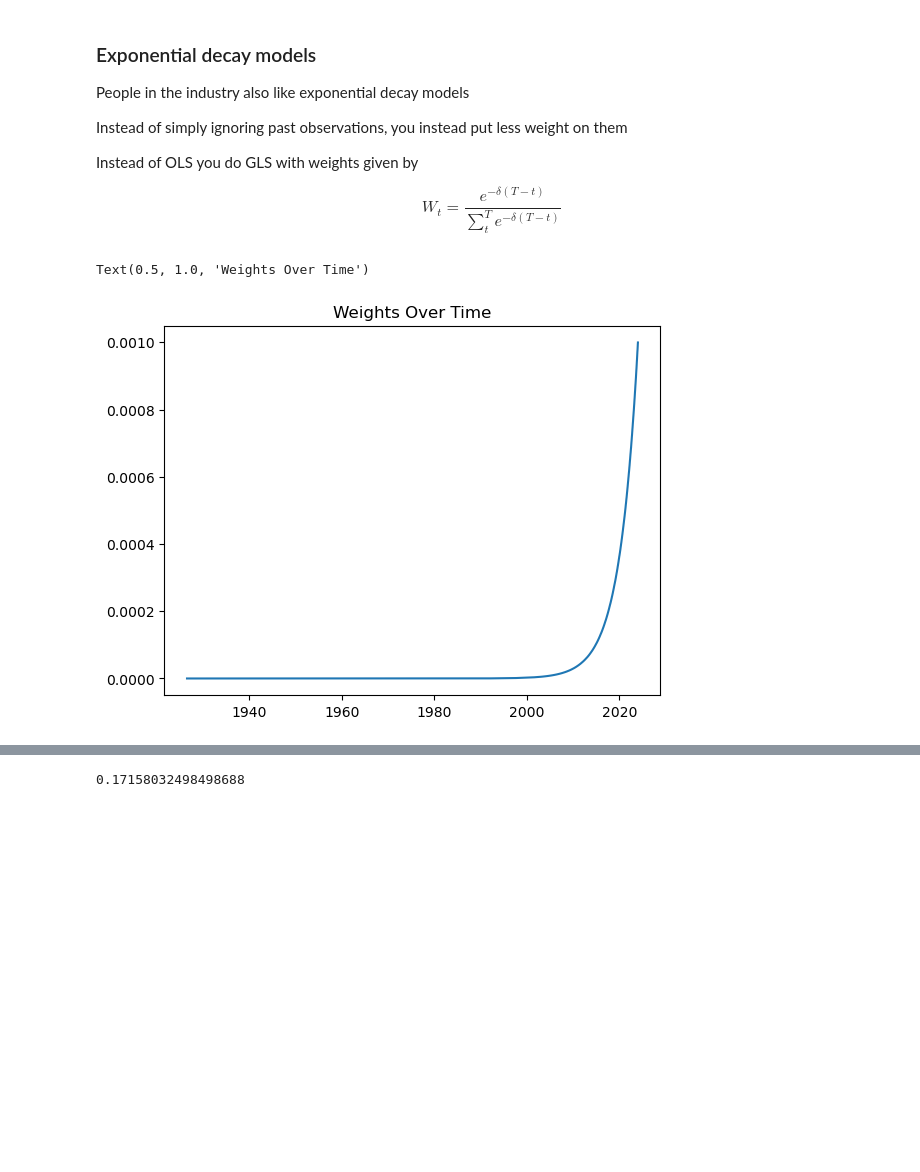
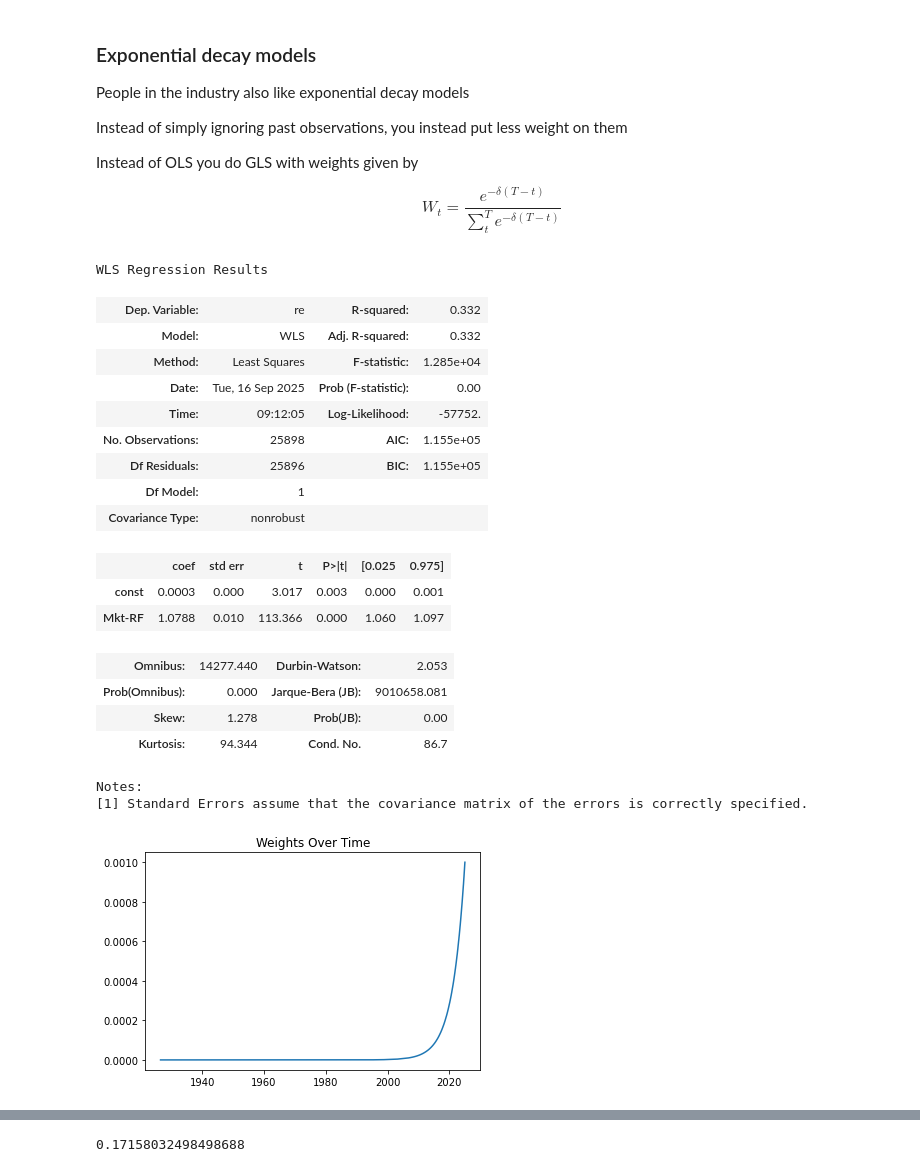
Before and after one commit to SnazzyBeatle115/UG54, a Jupyter notebook: chapters/Finance/FactorModelEstimation.ipynb, the cells around one changed output, grey strips where cells are left out. Saved outputs shown, nothing was run; the diff lists cells and outputs as text; code cells hidden in the pictures; blank space fills up the shorter version.

```diff
--- a/chapters/Finance/FactorModelEstimation.ipynb
+++ b/chapters/Finance/FactorModelEstimation.ipynb
@@ -390,10 +378,0 @@ Lets report the standard errors for each 2-year period
-# %%
-#here is the first time we use the an anonymous function (lambda)
-# A lambda function is an anonymous function defined using the `lambda` keyword.
-# It is used to create small, one-line functions without formally defining them using `def`.
-# In this case, the lambda function takes a DataFrame `x` as input and performs the following steps:
-# 1. Fits an OLS regression model using `x['re']` as the dependent variable and `x['Mkt-RF']` as the independent variable.
-# 2. Extracts the standard error of the coefficient for `Mkt-RF` from the fitted model.
-# The lambda function is applied to each group created by the `groupby` method.
-
-df.groupby((df.index.year // 2) * 2).apply(lambda x: sm.OLS(x['re'], sm.add_constant(x['Mkt-RF'])).fit().bse['Mkt-RF']).plot()
@@ -408,0 +385,8 @@ Might be useful to look at different sampling (30,5,2,1) to get intuition
+# %%
+df_m.groupby((df_m.index.year // 2) * 2).apply(lambda x: sm.OLS(x['re'], sm.add_constant(x['Mkt-RF'])).fit().bse['Mkt-RF']).plot()
+
+#How do the standard errors compare with the full sample one?
+
+# is that surprising? Explain what is going on
+
+# Might be useful to look at different sampling (30,5,2,1) to get intuition
@@ -409,11 +419,11 @@ Might be useful to look at different sampling (30,5,2,1) to get intuition
 # %%
 # lets plot the point estimates and the confidence intervals
 y=1 # # you can change this to 5, 10, etc. to change the size of the sample
-a=df.groupby((df.index.year // y) * y).apply(lambda x: sm.OLS(x['re'], sm.add_constant(x['Mkt-RF'])).fit().bse['Mkt-RF'])
-b=df.groupby((df.index.year // y) * y).apply(lambda x: sm.OLS(x['re'], sm.add_constant(x['Mkt-RF'])).fit().params['Mkt-RF'])
+se=df_m.groupby((df_m.index.year // y) * y).apply(lambda x: sm.OLS(x['re'], sm.add_constant(x['Mkt-RF'])).fit().bse['Mkt-RF'])
+e=df_m.groupby((df_m.index.year // y) * y).apply(lambda x: sm.OLS(x['re'], sm.add_constant(x['Mkt-RF'])).fit().params['Mkt-RF'])
 plt.figure(figsize=(10, 6))
-plt.plot(b.index, b, label='Coefficient')
-plt.fill_between(b.index, b - 1.96 * a, b + 1.96 * a, color='b', alpha=0.2, label='95% Confidence Interval')
+plt.plot(e.index, e, label='Coefficient')
+plt.fill_between(e.index, e - 1.96 * se, e + 1.96 * se, color='b', alpha=0.2, label='95% Confidence Interval')
 plt.xlabel('Year')
 plt.ylabel('Coefficient')
 plt.title('Coefficient Over Time with 95% Confidence Interval')
@@ -438,4 +465,4 @@ There is a relationship but much more variability then the standard errors sugge
 # %%
-sm.OLS(b[1:], sm.add_constant(b.shift(1)[1:])).fit().summary()
+sm.OLS(e[1:], sm.add_constant(e.shift(1)[1:])).fit().summary()
 # %% [output]
 OLS Regression Results
@@ -470,17 +495,38 @@ Instead of OLS you do GLS with weights given by
 
 $$W_t=\frac{e^{-\delta(T-t)}}{\sum_t^T e^{-\delta(T-t)}}$$
 # %%
-X = df['Mkt-RF']
+X = df_m['Mkt-RF']
 X = sm.add_constant(X)  # Adds a constant term to the predictor
-y = df['re']
+y = df_m['re']
 n=y.shape[0]
 decay_rate = 0.001 # Lambda controls the decay rate
 
-df['weights']= y*0+np.exp(-decay_rate * np.arange(n)[::-1])  # Reverse order for recent weights
-df['weights'] /= df['weights'].sum()  # Normalize weights to sum to 1 (optional)
+df_m['weights']= y*0+np.exp(-decay_rate * np.arange(n)[::-1])  # Reverse order for recent weights
+df_m['weights'] /= df_m['weights'].sum()  # Normalize weights to sum to 1 (optional)
+plt.plot(df_m['weights'])
+plt.title('Weights Over Time')
 
-plt.plot(df['weights'])
-plt.title('Weights Over Time')
+model = sm.WLS(y, X, weights=df_m['weights'])
+results = model.fit()
+display(results.summary())
 # %% [output]
-Text(0.5, 1.0, 'Weights Over Time')
+WLS Regression Results
+| Dep. Variable: | re | R-squared: | 0.332 |
+| Model: | WLS | Adj. R-squared: | 0.332 |
+| Method: | Least Squares | F-statistic: | 1.285e+04 |
+| Date: | Tue, 16 Sep 2025 | Prob (F-statistic): | 0.00 |
+| Time: | 09:12:05 | Log-Likelihood: | -57752. |
+| No. Observations: | 25898 | AIC: | 1.155e+05 |
+| Df Residuals: | 25896 | BIC: | 1.155e+05 |
+| Df Model: | 1 |  |  |
+| Covariance Type: | nonrobust |  |  |
+|  | coef | std err | t | P>|t| | [0.025 | 0.975] |
+| const | 0.0003 | 0.000 | 3.017 | 0.003 | 0.000 | 0.001 |
+| Mkt-RF | 1.0788 | 0.010 | 113.366 | 0.000 | 1.060 | 1.097 |
+| Omnibus: | 14277.440 | Durbin-Watson: | 2.053 |
+| Prob(Omnibus): | 0.000 | Jarque-Bera (JB): | 9010658.081 |
+| Skew: | 1.278 | Prob(JB): | 0.00 |
+| Kurtosis: | 94.344 | Cond. No. | 86.7 |
+Notes:
+[1] Standard Errors assume that the covariance matrix of the errors is correctly specified.
-[figure, old version]
+[figure, new version]
```
Also changed, not shown: parts of 66 cells of this notebook, 1 other file.
